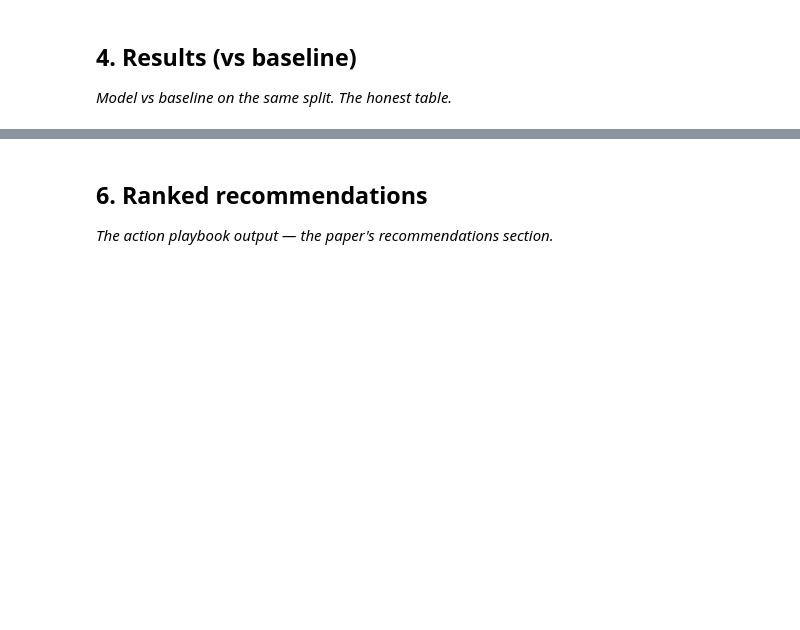
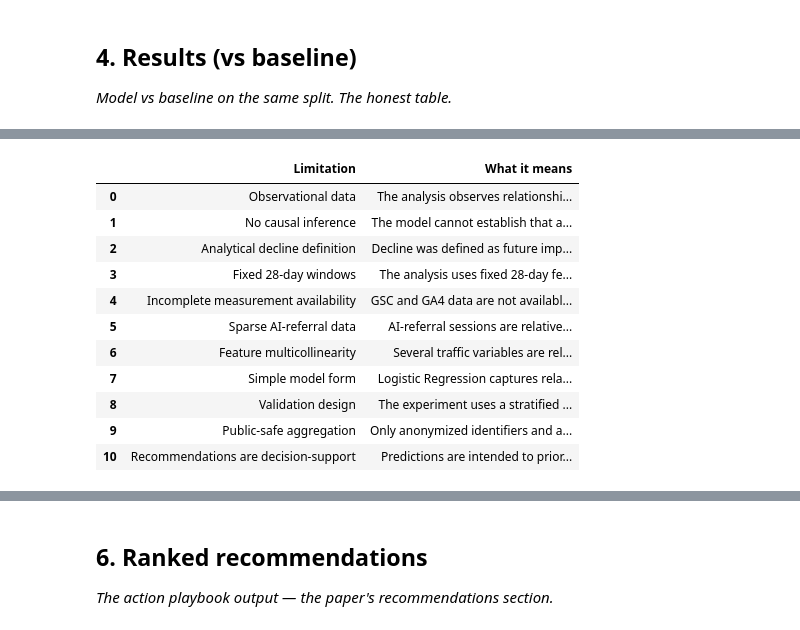
Before and after one commit to subikshasrig/FlyrankMLInternship, a Jupyter notebook: work/notebooks/capstone.ipynb, the cells around one changed output, grey strips where cells are left out. Cells and saved outputs as stored; diff of their text form; code cells hidden in the pictures; blank space fills up the shorter version.

```diff
--- a/work/notebooks/capstone.ipynb
+++ b/work/notebooks/capstone.ipynb
@@ -446,51 +1073,95 @@ limitations = pd.DataFrame({
         "Recommendations are decision-support"
     ],
     "What it means": [
         "The analysis observes relationships between measured signals and later search-performance outcomes.",
         "The model cannot establish that any measured signal caused a subsequent change in search performance.",
-        "Decline is defined analytically as future impressions at or below 70% of feature-window impressions.",
-        "The 28-day feature and prediction windows are modeling choices.",
+        "Decline was defined as future impressions being at or below 70% of feature-window impressions.",
+        "The analysis uses fixed 28-day feature and prediction windows.",
         "GSC and GA4 data are not available for every daily record.",
         "AI-referral sessions are relatively sparse and are not the primary prediction target.",
-        "Traffic variables are related to one another, so individual coefficients should be interpreted directionally.",
-        "Logistic Regression captures relatively simple relationships.",
+        "Several traffic variables are related to one another, so individual coefficients should be interpreted directionally.",
+        "Logistic Regression captures relatively simple relationships between the selected features and outcome.",
         "The experiment uses a stratified 80/20 train-test split rather than repeated rolling-origin validation.",
         "Only anonymized identifiers and aggregate performance signals are used.",
-        "Predictions prioritize human review and do not guarantee that an intervention will improve performance."
+        "Predictions are intended to prioritize human review and do not guarantee that an intervention will improve performance."
     ]
 })
 
 display(limitations)
 
-print("\nClaims this analysis can support:")
-
 supported_claims = [
     "The model identified patterns associated with subsequent observed impression declines.",
-    f"The model achieved an ROC-AUC of {roc_auc_score(y_test, y_prob):.3f}.",
-    f"The model achieved a PR-AUC of {average_precision_score(y_test, y_prob):.3f}.",
-    f"The model achieved an F1 score of {f1_score(y_test, y_pred):.3f} at the 0.50 threshold.",
-    f"The selected {best_threshold:.2f} threshold provides a recall of {best_threshold_row['Recall']:.3f}.",
+    "The model achieved an ROC-AUC of 0.782 on the held-out test set.",
+    "The model achieved a PR-AUC of 0.528.",
+    "At the 0.50 threshold, precision was 0.538, recall was 0.586, and F1 was 0.561.",
+    "At the selected 0.40 threshold, precision was 0.514, recall was 0.777, and F1 was 0.619.",
+    "The 0.40 threshold flags approximately 37.0% of evaluated content for review.",
     "The output can be used as a directional content-review prioritization tool."
 ]
 
-for claim in supported_claims:
-    print("•", claim)
+print("CLAIMS THIS ANALYSIS CAN SUPPORT")
 
-print("\nClaims this analysis cannot support:")
+for i, claim in enumerate(supported_claims, 1):
+    print(f"{i}. {claim}")
 
 unsupported_claims = [
     "The model proves how Google's ranking algorithm works.",
-    "A feature causes rankings, impressions or clicks to change.",
-    "Refreshing flagged content will definitely improve performance.",
-    "The model directly predicts Google's ranking position.",
-    "The model proves that an algorithm update caused a decline.",
-    "The model guarantees future search performance."
+    "A specific feature causes rankings, impressions or clicks to change.",
+    "Refreshing a flagged page will definitely improve its performance.",
+    "The model predicts Google's ranking position directly.",
+    "The model proves that a Google algorithm update caused a decline.",
+    "The model guarantees future search performance.",
+    "The results generalize equally to every website, industry or client.",
+    "AI-referral activity can be reliably predicted from this dataset alone."
 ]
 
-for claim in unsupported_claims:
-    print("•", claim)
+print("CLAIMS THIS ANALYSIS CANNOT SUPPORT")
+
+for i, claim in enumerate(unsupported_claims, 1):
+    print(f"{i}. {claim}")
+
+print("DATA-SCOPE CHECK")
+
+print("Evaluated model rows: 380,822")
+print("Test-set rows: 76,165")
+print("Observed decline-label rate: 24.48%")
+
+print("\nFeature window:")
+print("2026-05-06 → 2026-06-02")
+
+print("\nPrediction window:")
+print("2026-06-03 → 2026-06-30")
+
+print("\nPrediction threshold used for recommendation scoring:")
+print("0.40")
+
+print("FINAL HONEST-FRAMING STATEMENT")
+
+print(
+    "This analysis should be interpreted as a directional decision-support "
+    "exercise rather than a causal model of search ranking. The model identifies "
+    "content-level patterns that are associated with subsequent observed declines "
+    "in Google Search impressions within the selected 28-day prediction window. "
+    "The results do not establish why a decline occurred, prove changes to "
+    "Google's ranking system, or guarantee that a recommended content intervention "
+    "will improve future performance. The ranked output is therefore intended to "
+    "help prioritize human review and investigation."
+)
 
 limitations.to_csv(
     "limitations_honest_framing.csv",
     index=False
 )
+# %% [output]
+|  | Limitation | What it means |
+| 0 | Observational data | The analysis observes relationshi... |
+| 1 | No causal inference | The model cannot establish that a... |
+| 2 | Analytical decline definition | Decline was defined as future imp... |
+| 3 | Fixed 28-day windows | The analysis uses fixed 28-day fe... |
+| 4 | Incomplete measurement availability | GSC and GA4 data are not availabl... |
+| 5 | Sparse AI-referral data | AI-referral sessions are relative... |
+| 6 | Feature multicollinearity | Several traffic variables are rel... |
+| 7 | Simple model form | Logistic Regression captures rela... |
+| 8 | Validation design | The experiment uses a stratified ... |
+| 9 | Public-safe aggregation | Only anonymized identifiers and a... |
+| 10 | Recommendations are decision-support | Predictions are intended to prior... |
```
Also changed, not shown: parts of 13 cells of this notebook.
